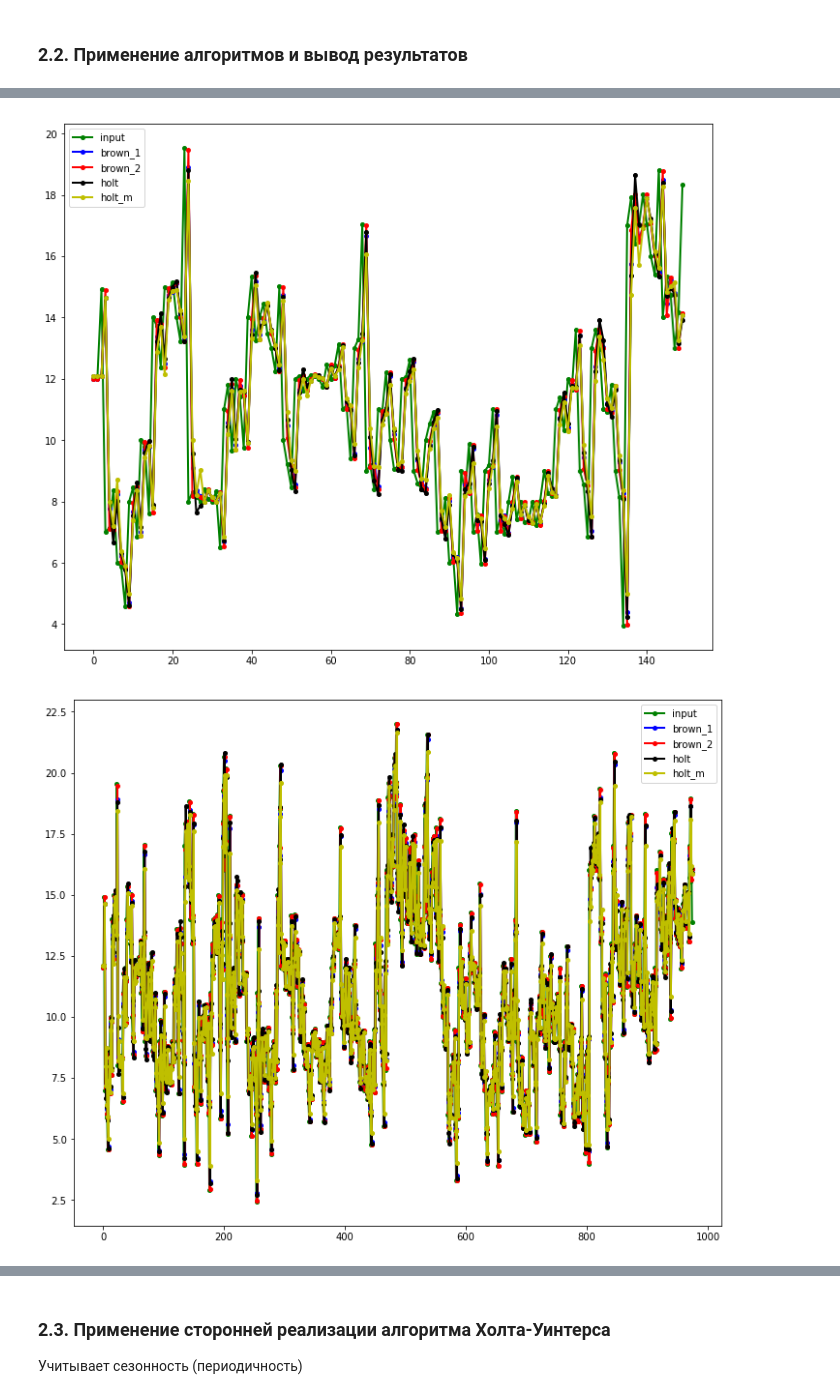
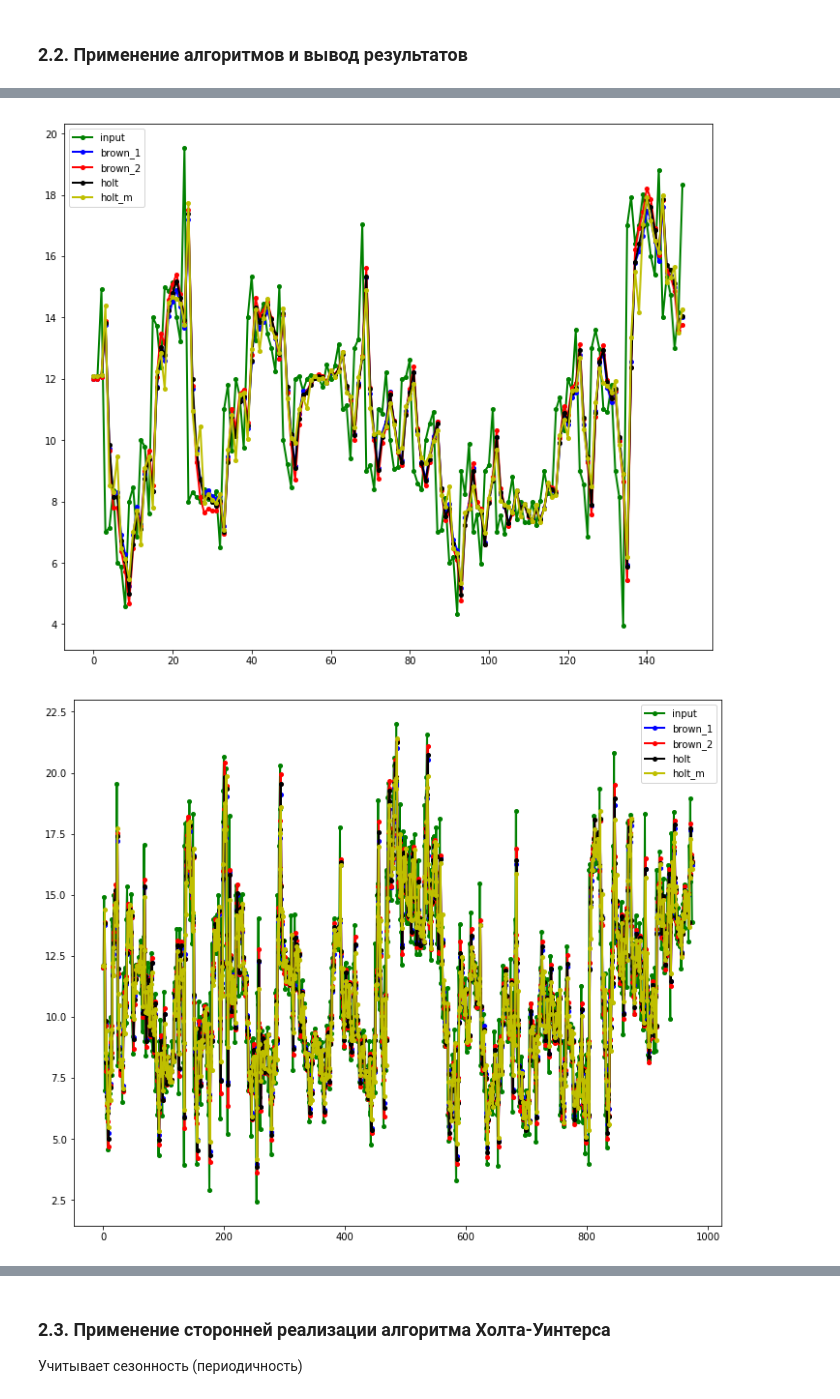
Before and after one commit to Pavel-V/Adaptive_Forecasting, a Jupyter notebook: Wind_speed_adaptive_forecast.ipynb, the cells around one changed output, grey strips where cells are left out. Saved outputs shown, nothing was run; the diff lists cells and outputs as text; code cells hidden in the pictures.

```diff
--- a/Wind_speed_adaptive_forecast.ipynb
+++ b/Wind_speed_adaptive_forecast.ipynb
@@ -123,0 +143,4 @@ print(val_speed.shape)
+# %%
+plt.rcParams['figure.figsize'] = [12, 10]
+plt.plot(np.arange(len(train_speed)), train_speed, color = 'g', linewidth = 3, markersize = 4,  marker='o')
+plt.show()
@@ -137,9 +162,13 @@ def mape_calc(y_arr, f_arr):
     return (np.abs(y_arr - f_arr) / np.abs(y_arr)).mean(axis = None) * 100.
 
 
-def print_metrics(train_ground_truth, val_ground_truth, train_forecast, val_forecast):
-    print(("RMSE train = " + str(rmse_calc(train_ground_truth, train_forecast)) + "; MAPE train = " + str(mape_calc(train_ground_truth, train_forecast))))
-    print(("RMSE val = "   + str(rmse_calc(val_ground_truth  , val_forecast))   + "; MAPE val = "   + str(mape_calc(val_ground_truth  , val_forecast))))
+def print_metrics(train_ground_truth, val_ground_truth, train_forecast, val_forecast, is_used_mape = True):
+    if is_used_mape:
+      print(("RMSE train = " + str(rmse_calc(train_ground_truth, train_forecast)) + "; MAPE train = " + str(mape_calc(train_ground_truth, train_forecast))))
+      print(("RMSE val = "   + str(rmse_calc(val_ground_truth  , val_forecast))   + "; MAPE val = "   + str(mape_calc(val_ground_truth  , val_forecast))))
+    else:
+      print(("RMSE train = " + str(rmse_calc(train_ground_truth, train_forecast))))
+      print(("RMSE val = "   + str(rmse_calc(val_ground_truth  , val_forecast))))
 # %% [markdown]
 ## 2. Алгоритмы прогнозирования и их применение
 # %% [markdown]
@@ -209,33 +238,50 @@ def holt_m(input_arr, alpha = 0.1, betta = 0.1, gamma = 0.9, l = 5):
 # %% [markdown]
 ### 2.2. Применение алгоритмов и вывод результатов
 # %%
+power_min = 0
+power_max = (max_work_speed - min_work_speed) ** 3
+
 print('Brown_1')
-alpha_1 = 0.9
+alpha_1 = 0.6
 brown_1_arr_train = brown_1(train_speed, alpha_1)
 brown_1_arr_val   = brown_1(val_speed, alpha_1)
 print_metrics(train_speed, val_speed, brown_1_arr_train, brown_1_arr_val)
 
 print('Brown_2')
-alpha_2 = 0.9
+alpha_2 = 0.4
 brown_2_arr_train = brown_2(train_speed, alpha_2)
 brown_2_arr_val   = brown_2(val_speed, alpha_2)
 print_metrics(train_speed, val_speed, brown_2_arr_train, brown_2_arr_val)
 
 print('Hold')
-alpha_h = 0.9
-betta_h = 0.9
+alpha_h = 0.6
+betta_h = 0.1
 holt_arr_train = holt(train_speed, alpha_h, betta_h)
 holt_arr_val   = holt(val_speed, alpha_h, betta_h)
 print_metrics(train_speed, val_speed, holt_arr_train, holt_arr_val)
 
 print('Hold_m')
-alpha_h_m = 0.9
-betta_h_m = 0.9
-gamma_h_m = 0.9
+alpha_h_m = 0.8
+betta_h_m = 0.1
+gamma_h_m = 0.8
 l_h_m = 4
 holt_m_arr_train = holt_m(train_speed, alpha_h_m, betta_h_m, gamma_h_m, l_h_m)
 holt_m_arr_val = holt_m(val_speed, alpha_h_m, betta_h_m, gamma_h_m, l_h_m)
 print_metrics(train_speed, val_speed, holt_m_arr_train, holt_m_arr_val)
+
+print('Hold_m, speed -> power')
+print_metrics(speed_to_power(train_speed) , speed_to_power(val_speed) , speed_to_power(holt_m_arr_train), speed_to_power(holt_m_arr_val), False)
+
+print('Hold_m, power -> power')
+holt_m_arr_train_power = holt_m(speed_to_power(train_speed), alpha_h_m, betta_h_m, gamma_h_m, l_h_m)
+holt_m_arr_val_power = holt_m(speed_to_power(val_speed), alpha_h_m, betta_h_m, gamma_h_m, l_h_m)
+
+holt_m_arr_train_power = np.clip(holt_m_arr_train_power, a_min = power_min, a_max = power_max)
+holt_m_arr_val_power = np.clip(holt_m_arr_val_power, a_min = power_min, a_max = power_max)
+
+
+print_metrics(speed_to_power(train_speed), speed_to_power(val_speed), holt_m_arr_train_power, holt_m_arr_val_power, False)
+
 
 
 # показ отдельно начального отрезка - в нем меньше данных, чем во всей выборке, поэтому он наглядне
@@ -261,5 +307,14 @@ plt.plot(np.arange(len(val_speed)), holt_m_arr_val , color = 'y'    , linewidth
 plt.legend(['input', 'brown_1', 'brown_2', 'holt', 'holt_m'])
 plt.rcParams["figure.figsize"] = [12, 10]
 plt.show()
+
+
+# показ прогноза по мощности
+plt.plot(np.arange(len(val_speed)), speed_to_power(val_speed)      , color = 'g'    , linewidth = 2, markersize = 4,  marker='o')
+plt.plot(np.arange(len(val_speed)), speed_to_power(holt_m_arr_val)      , color = 'r'    , linewidth = 2, markersize = 4,  marker='o')
+plt.plot(np.arange(len(val_speed)), holt_m_arr_val_power , color = 'y'    , linewidth = 2, markersize = 4,  marker='o')
+
+plt.rcParams["figure.figsize"] = [12, 10]
+plt.show()
 # %% [output]
 Brown_1
@@ -277,2 +338,2 @@ RMSE val = 2.2716159244526386; MAPE val = 15.60096170758001
-[figure, old version]
+[figure, new version]
-[figure, old version]
+[figure, new version]
```
Also changed, not shown: parts of 9 cells of this notebook.
